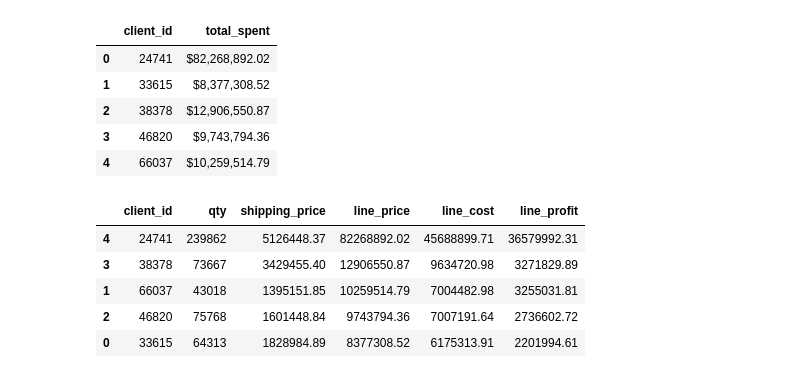
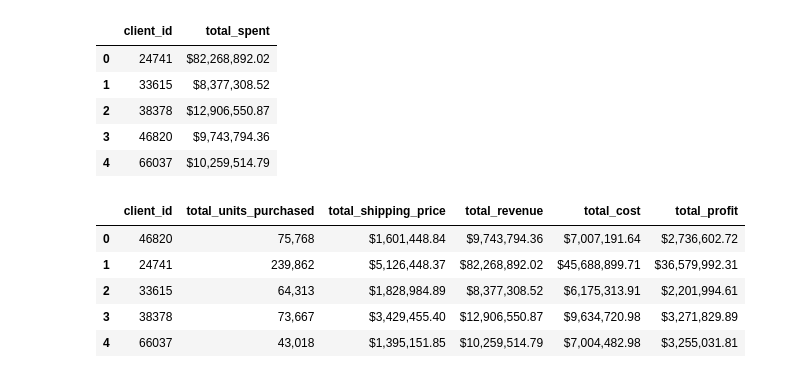
Before and after one commit to GavinKingston/pandas-challenge-1, a Jupyter notebook: module_4_challenge.ipynb, the cells around one changed output. Saved outputs shown, nothing was run; the diff lists cells and outputs as text; code cells hidden in the pictures.

```diff
--- a/module_4_challenge.ipynb
+++ b/module_4_challenge.ipynb
@@ -226,15 +226,24 @@ top_client_spend_df
 # %%
 # Create a summary DataFrame showing the totals for the
 # for the top 5 clients with the following information:
 # total units purchased, total shipping price,
 # total revenue, and total profit. Sort by total profit.
+top5client_data = df[df["client_id"].isin(top5clients["client_id"])].groupby("client_id")
+summary_df = pd.DataFrame({
+    "total_units_purchased": top5client_data["qty"].sum().map("{:,}".format),
+    "total_shipping_price": top5client_data["shipping_price"].sum().map("${:,.2f}".format),
+    "total_revenue": top5client_data["total_price"].sum().map("${:,.2f}".format),
+    "total_cost": top5client_data["total_cost"].sum().map("${:,.2f}".format),
+    "total_profit": top5client_data["profit"].sum().map("${:,.2f}".format),
+}).sort_values(by="total_revenue", ascending=False).reset_index()
+summary_df
 # %% [output]
-|  | client_id | qty | shipping_price | line_price | line_cost | line_profit |
-| 4 | 24741 | 239862 | 5126448.37 | 82268892.02 | 45688899.71 | 36579992.31 |
-| 3 | 38378 | 73667 | 3429455.40 | 12906550.87 | 9634720.98 | 3271829.89 |
-| 1 | 66037 | 43018 | 1395151.85 | 10259514.79 | 7004482.98 | 3255031.81 |
-| 2 | 46820 | 75768 | 1601448.84 | 9743794.36 | 7007191.64 | 2736602.72 |
-| 0 | 33615 | 64313 | 1828984.89 | 8377308.52 | 6175313.91 | 2201994.61 |
+|  | client_id | total_units_purchased | total_shipping_price | total_revenue | total_cost | total_profit |
+| 0 | 46820 | 75,768 | $1,601,448.84 | $9,743,794.36 | $7,007,191.64 | $2,736,602.72 |
+| 1 | 24741 | 239,862 | $5,126,448.37 | $82,268,892.02 | $45,688,899.71 | $36,579,992.31 |
+| 2 | 33615 | 64,313 | $1,828,984.89 | $8,377,308.52 | $6,175,313.91 | $2,201,994.61 |
+| 3 | 38378 | 73,667 | $3,429,455.40 | $12,906,550.87 | $9,634,720.98 | $3,271,829.89 |
+| 4 | 66037 | 43,018 | $1,395,151.85 | $10,259,514.79 | $7,004,482.98 | $3,255,031.81 |
 # %%
 # Format the data and rename the columns
 # to names suitable for presentation.
```
Also changed, not shown: parts of 2 cells of this notebook.
